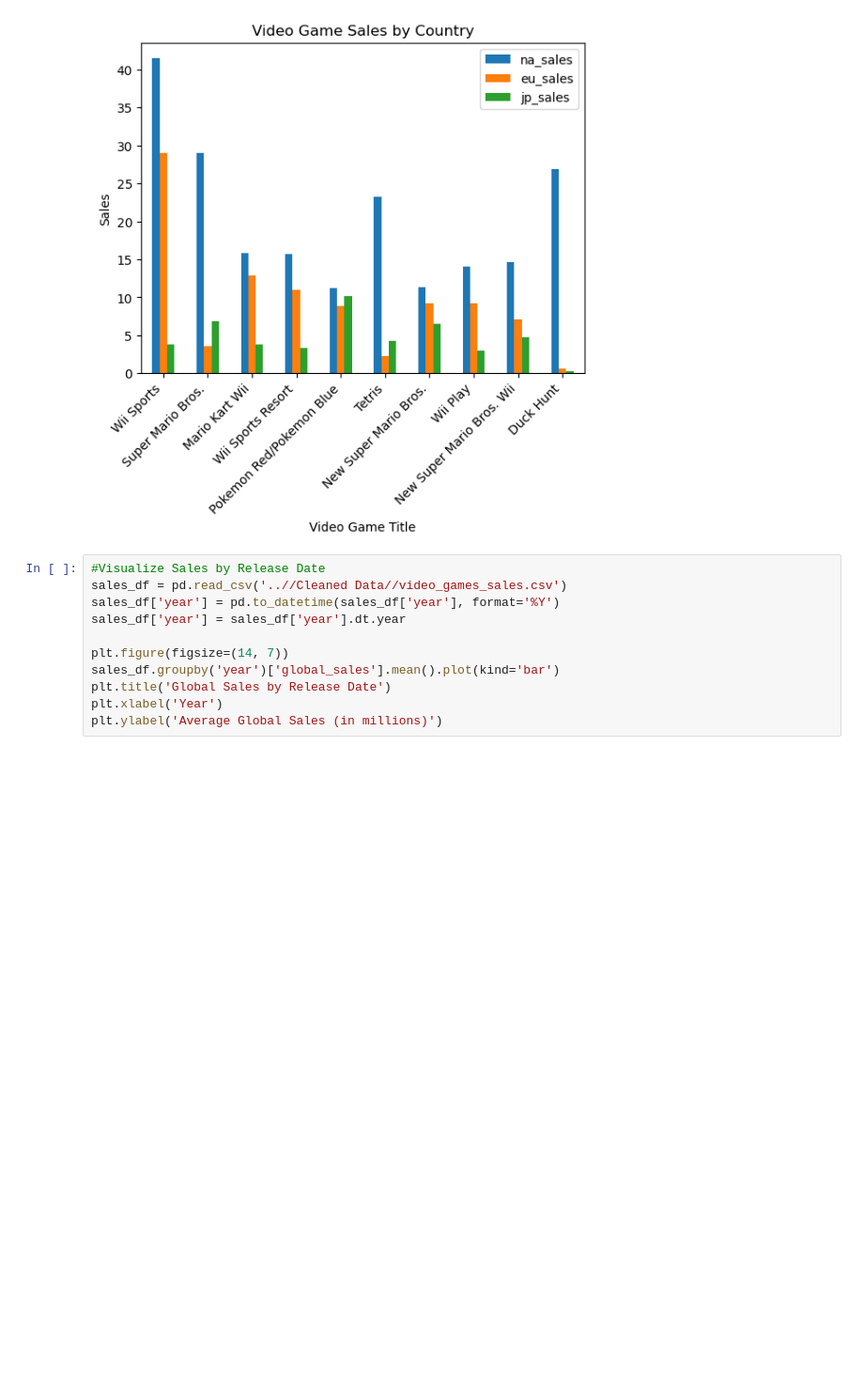
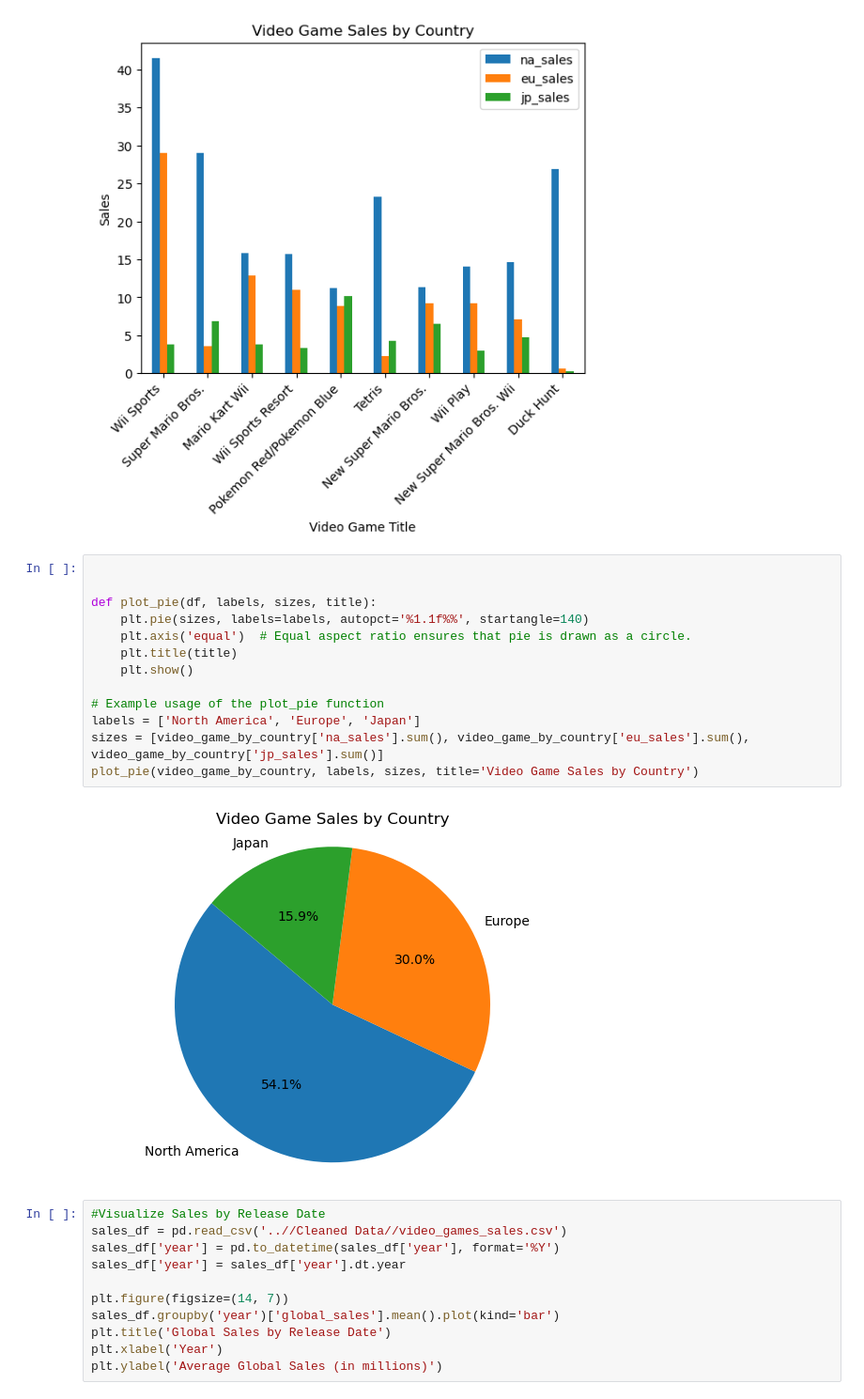
Before and after one commit to knohavec/Project-1-, a Jupyter notebook: Data Exploration Jupiter Notebooks/video_game_sales.ipynb, the cells around one changed output. Shown at 94% size. Cells and saved outputs as stored; diff of their text form; blank space fills up the shorter version.

```diff
--- a/Data Exploration Jupiter Notebooks/video_game_sales.ipynb
+++ b/Data Exploration Jupiter Notebooks/video_game_sales.ipynb
@@ -337,6 +338,21 @@ plot_bar(video_game_by_country, x_col='name', y_col=['na_sales', 'eu_sales', 'jp
          x_label='Video Game Title', y_label='Sales', title='Video Game Sales by Country')
 # %% [output]
 [figure]
+# %%
+
+
+def plot_pie(df, labels, sizes, title):
+    plt.pie(sizes, labels=labels, autopct='%1.1f%%', startangle=140)
+    plt.axis('equal')  # Equal aspect ratio ensures that pie is drawn as a circle.
+    plt.title(title)
+    plt.show()
+
+# Example usage of the plot_pie function
+labels = ['North America', 'Europe', 'Japan']
+sizes = [video_game_by_country['na_sales'].sum(), video_game_by_country['eu_sales'].sum(), video_game_by_country['jp_sales'].sum()]
+plot_pie(video_game_by_country, labels, sizes, title='Video Game Sales by Country')
+# %% [output]
+[figure, added]
 # %%
 #Visualize Sales by Release Date
 sales_df = pd.read_csv('..//Cleaned Data//video_games_sales.csv')
```
Also changed, not shown: parts of 1 cell of this notebook.
